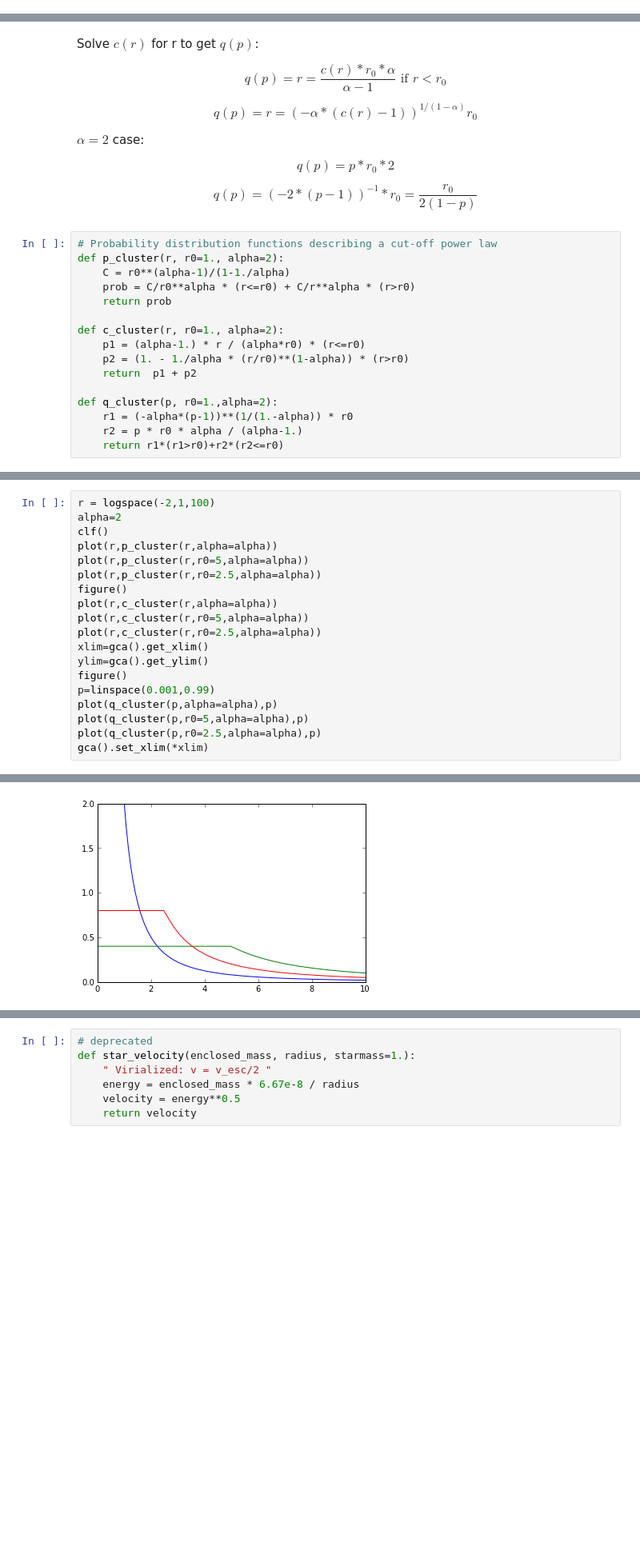
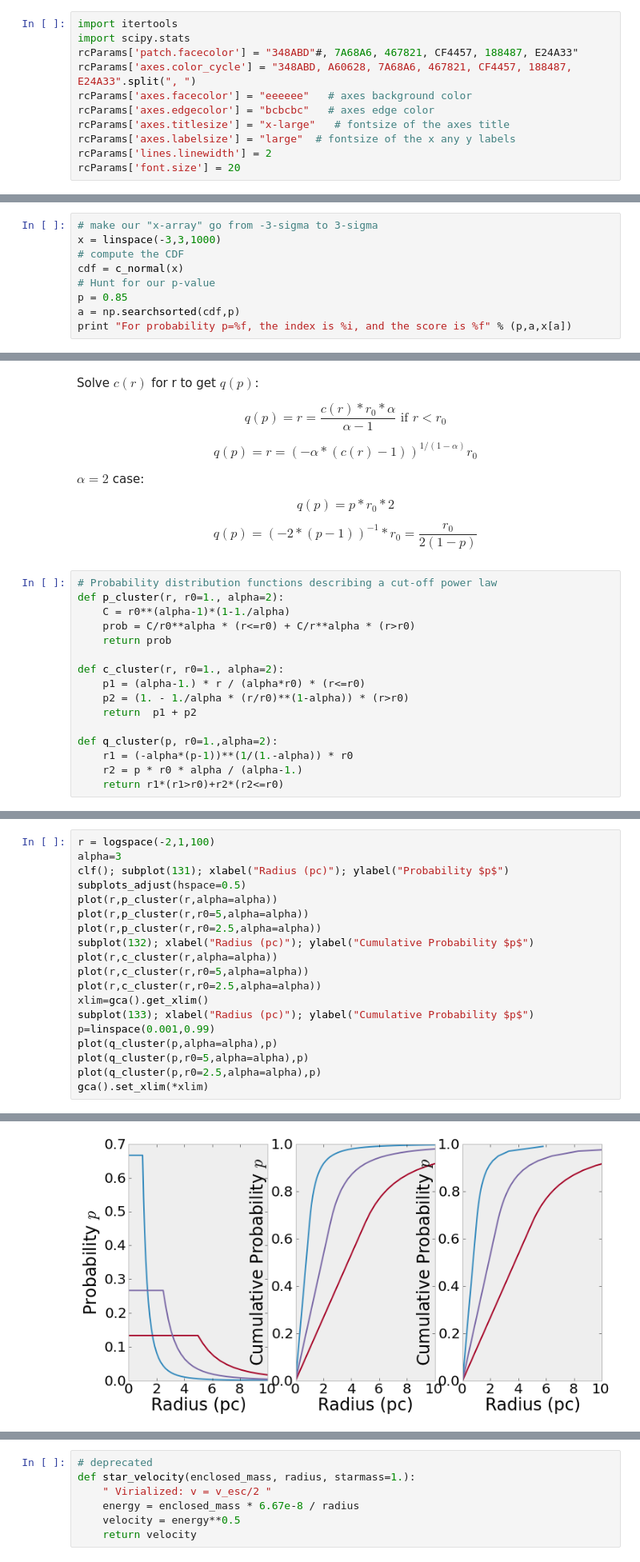
Before and after one commit to hongliliu/astr2600_notebooks, a Jupyter notebook: SamplingFromDistributions.ipynb, the cells around one changed output, grey strips where cells are left out. Shown at 80% size. Saved outputs shown, nothing was run; the diff lists cells and outputs as text; blank space fills up the shorter version.

```diff
--- a/SamplingFromDistributions.ipynb
+++ b/SamplingFromDistributions.ipynb
@@ -2,0 +10,11 @@ Simple demonstration: sampling from a normal distribution
+# %%
+import itertools
+import scipy.stats
+rcParams['patch.facecolor'] = "348ABD"#, 7A68A6, 467821, CF4457, 188487, E24A33"
+rcParams['axes.color_cycle'] = "348ABD, A60628, 7A68A6, 467821, CF4457, 188487, E24A33".split(", ")
+rcParams['axes.facecolor'] = "eeeeee"   # axes background color
+rcParams['axes.edgecolor'] = "bcbcbc"   # axes edge color
+rcParams['axes.titlesize'] = "x-large"   # fontsize of the axes title
+rcParams['axes.labelsize'] = "large"  # fontsize of the x any y labels
+rcParams['lines.linewidth'] = 2
+rcParams['font.size'] = 20
@@ -20,0 +123,9 @@ print x[np.searchsorted(c_normal(x),0.5)]
+# %%
+# make our "x-array" go from -3-sigma to 3-sigma
+x = linspace(-3,3,1000)
+# compute the CDF
+cdf = c_normal(x)
+# Hunt for our p-value
+p = 0.85
+a = np.searchsorted(cdf,p)
+print "For probability p=%f, the index is %i, and the score is %f" % (p,a,x[a])
@@ -70,7 +225,7 @@ $$q(p) = (-2*(p-1))^{-1} * r_0 = \frac{r_0}{2(1-p)}$$
 # %%
 # Probability distribution functions describing a cut-off power law
 def p_cluster(r, r0=1., alpha=2):
-    C = r0**(alpha-1)/(1-1./alpha)
+    C = r0**(alpha-1)*(1-1./alpha)
     prob = C/r0**alpha * (r<=r0) + C/r**alpha * (r>r0)
     return prob
 
@@ -86,22 +276,22 @@ def q_cluster(p, r0=1.,alpha=2):
 # %%
 r = logspace(-2,1,100)
-alpha=2
-clf()
+alpha=3
+clf(); subplot(131); xlabel("Radius (pc)"); ylabel("Probability $p$")
+subplots_adjust(hspace=0.5)
 plot(r,p_cluster(r,alpha=alpha))
 plot(r,p_cluster(r,r0=5,alpha=alpha))
 plot(r,p_cluster(r,r0=2.5,alpha=alpha))
-figure()
+subplot(132); xlabel("Radius (pc)"); ylabel("Cumulative Probability $p$")
 plot(r,c_cluster(r,alpha=alpha))
 plot(r,c_cluster(r,r0=5,alpha=alpha))
 plot(r,c_cluster(r,r0=2.5,alpha=alpha))
 xlim=gca().get_xlim()
-ylim=gca().get_ylim()
-figure()
+subplot(133); xlabel("Radius (pc)"); ylabel("Cumulative Probability $p$")
 p=linspace(0.001,0.99)
 plot(q_cluster(p,alpha=alpha),p)
 plot(q_cluster(p,r0=5,alpha=alpha),p)
 plot(q_cluster(p,r0=2.5,alpha=alpha),p)
 gca().set_xlim(*xlim)
 # %% [output]
 (0.0, 10.0)
-[figure, old version]
+[figure, new version]
```
Also changed, not shown: parts of 55 cells of this notebook.
